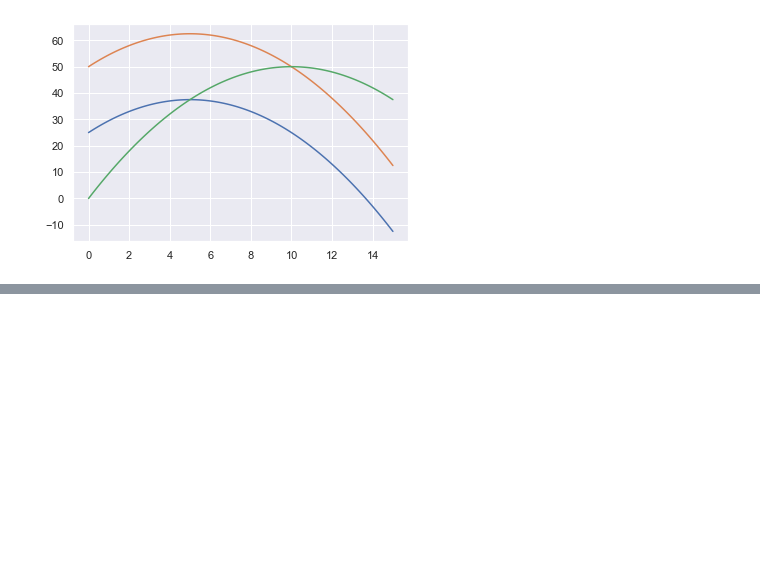
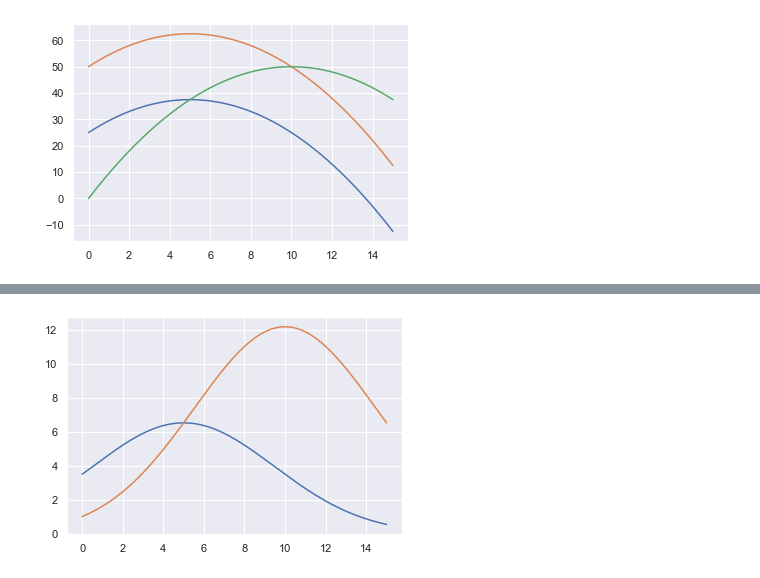
Before and after one commit to PaulEcoffet/RLCoopExp, a Jupyter notebook: payoff.ipynb, the cells around one changed output, grey strips where cells are left out. Saved outputs shown, nothing was run; the diff lists cells and outputs as text; code cells hidden in the pictures; blank space fills up the shorter version.

```diff
--- a/payoff.ipynb
+++ b/payoff.ipynb
@@ -4,4 +4,7 @@ import seaborn as sns
 import matplotlib.pyplot as plt
 import numpy as np
 sns.set()
+
+a = 5
+b = 5
 # %%
@@ -27,0 +31,11 @@ imax SO: 5.0 , max: 37.5
+# %%
+x = np.linspace(0, 15, 200)
+xESS = a
+xSO = a + b
+temp = 20
+plt.plot(x, np.exp(payoff(x, xESS) / temp))
+#plt.plot(x, np.exp(payoff(x, xSO)))
+plt.plot(x, np.exp(payoff(x, x) /temp))
+plt.show()
+# %% [output]
+[figure, added]
```
Also changed, not shown: parts of 2 cells of this notebook, 3 other files.
